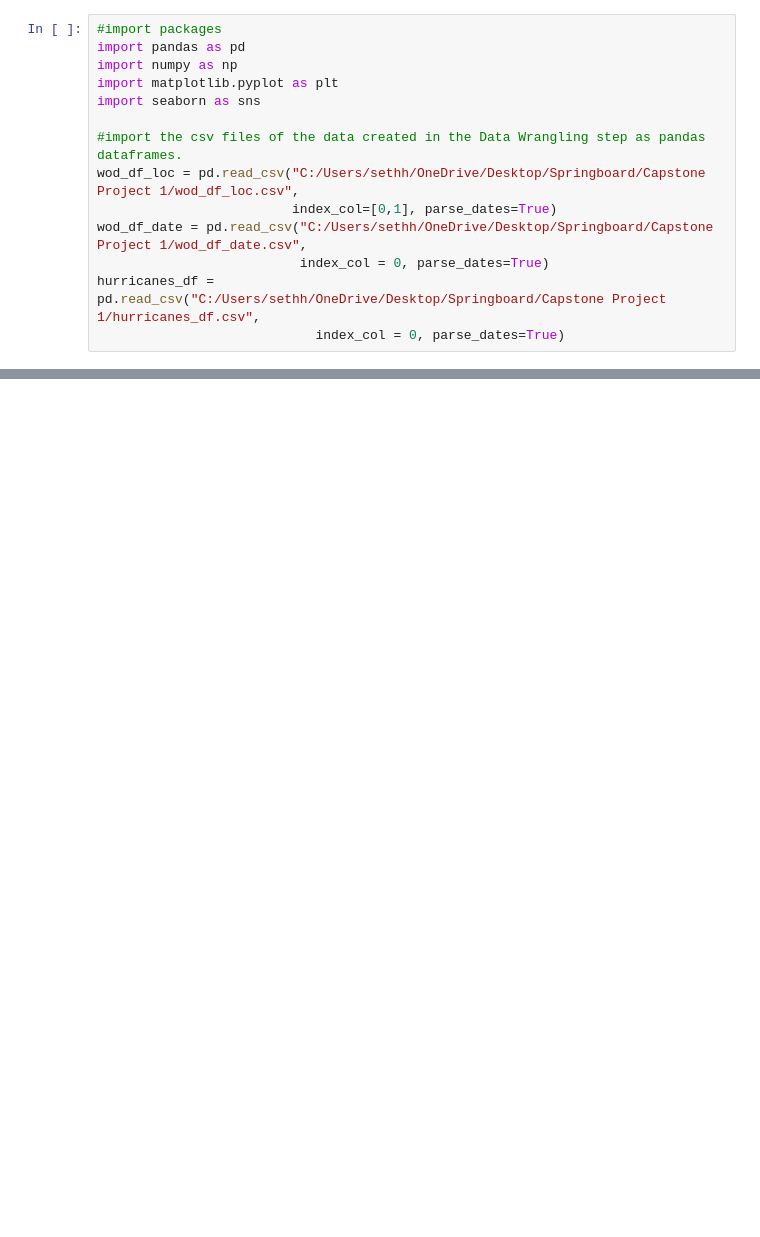
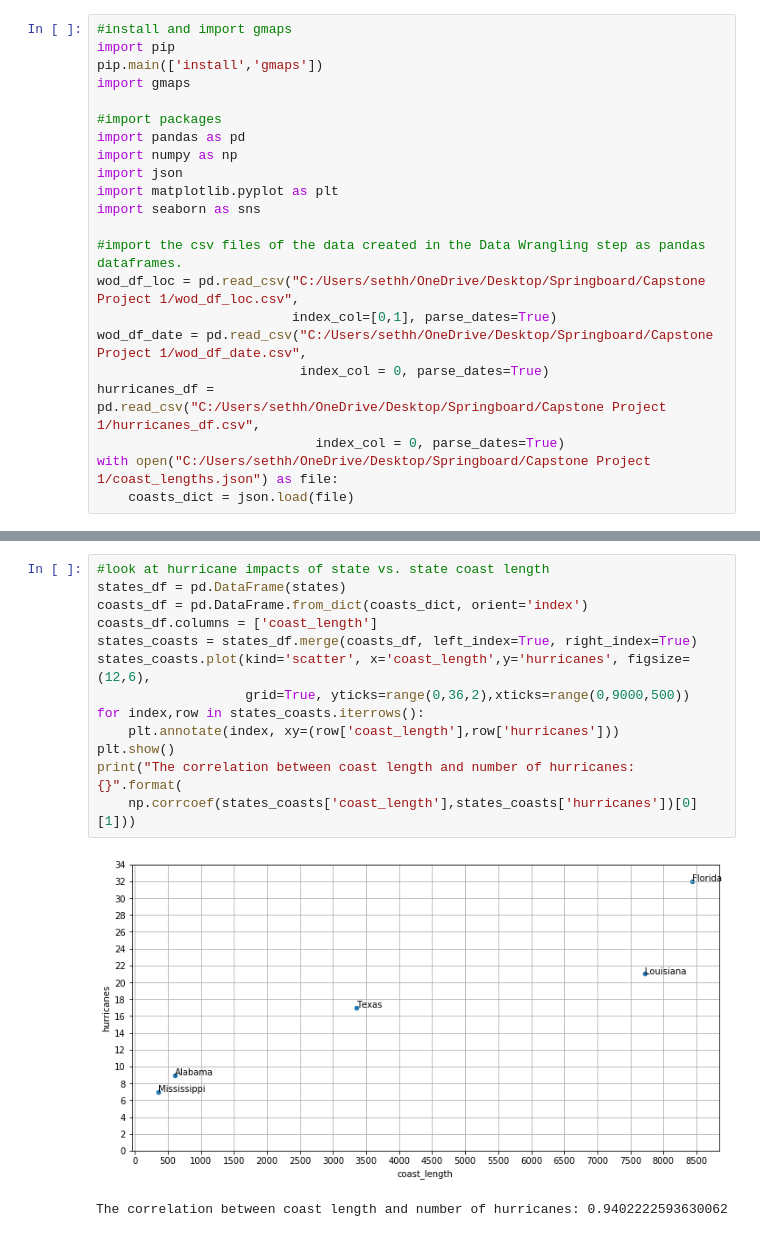
Before and after one commit to chill7627/Predicting-Hurricane-Season-Impacts, a Jupyter notebook: Hurricanes_Data_Story_Telling.ipynb, the cells around one changed output, grey strips where cells are left out. Saved outputs shown, nothing was run; the diff lists cells and outputs as text; blank space fills up the shorter version.

```diff
--- a/Hurricanes_Data_Story_Telling.ipynb
+++ b/Hurricanes_Data_Story_Telling.ipynb
@@ -3,7 +5,13 @@
 # %%
+#install and import gmaps
+import pip
+pip.main(['install','gmaps'])
+import gmaps
+
 #import packages
 import pandas as pd
 import numpy as np
+import json
 import matplotlib.pyplot as plt
 import seaborn as sns
 
@@ -14,3 +22,5 @@ wod_df_date = pd.read_csv("C:/Users/sethh/OneDrive/Desktop/Springboard/Capstone
                           index_col = 0, parse_dates=True)
 hurricanes_df = pd.read_csv("C:/Users/sethh/OneDrive/Desktop/Springboard/Capstone Project 1/hurricanes_df.csv",
                             index_col = 0, parse_dates=True)
+with open("C:/Users/sethh/OneDrive/Desktop/Springboard/Capstone Project 1/coast_lengths.json") as file:
+    coasts_dict = json.load(file)
@@ -93,0 +144,16 @@ plt.show()
+# %%
+#look at hurricane impacts of state vs. state coast length
+states_df = pd.DataFrame(states)
+coasts_df = pd.DataFrame.from_dict(coasts_dict, orient='index')
+coasts_df.columns = ['coast_length']
+states_coasts = states_df.merge(coasts_df, left_index=True, right_index=True)
+states_coasts.plot(kind='scatter', x='coast_length',y='hurricanes', figsize=(12,6),
+                   grid=True, yticks=range(0,36,2),xticks=range(0,9000,500))
+for index,row in states_coasts.iterrows():
+    plt.annotate(index, xy=(row['coast_length'],row['hurricanes']))
+plt.show()
+print("The correlation between coast length and number of hurricanes: {}".format(
+    np.corrcoef(states_coasts['coast_length'],states_coasts['hurricanes'])[0][1]))
+# %% [output]
+[figure, added]
+The correlation between coast length and number of hurricanes: 0.9402222593630062
```
Also changed, not shown: parts of 21 cells of this notebook.
